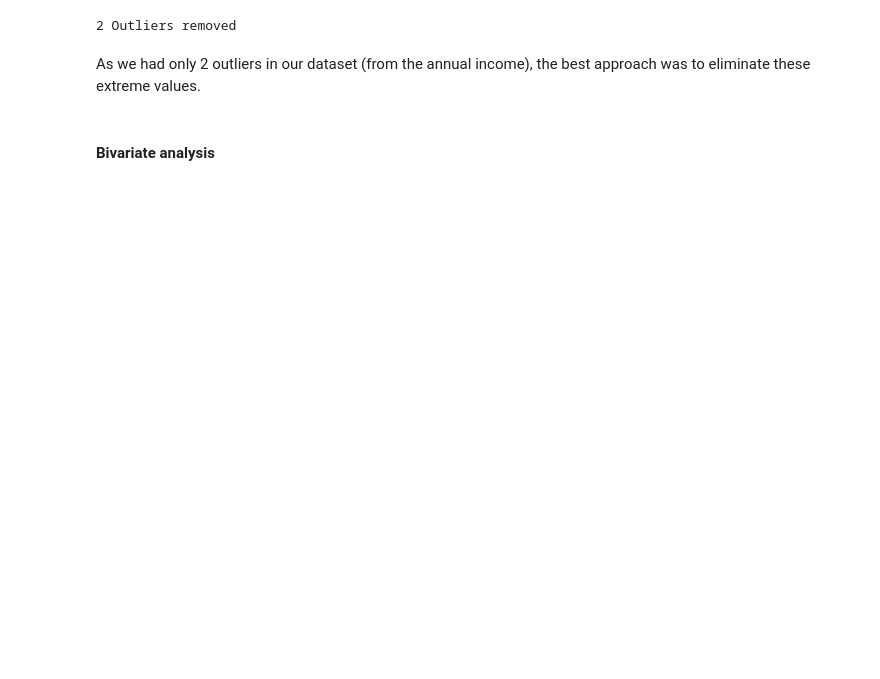
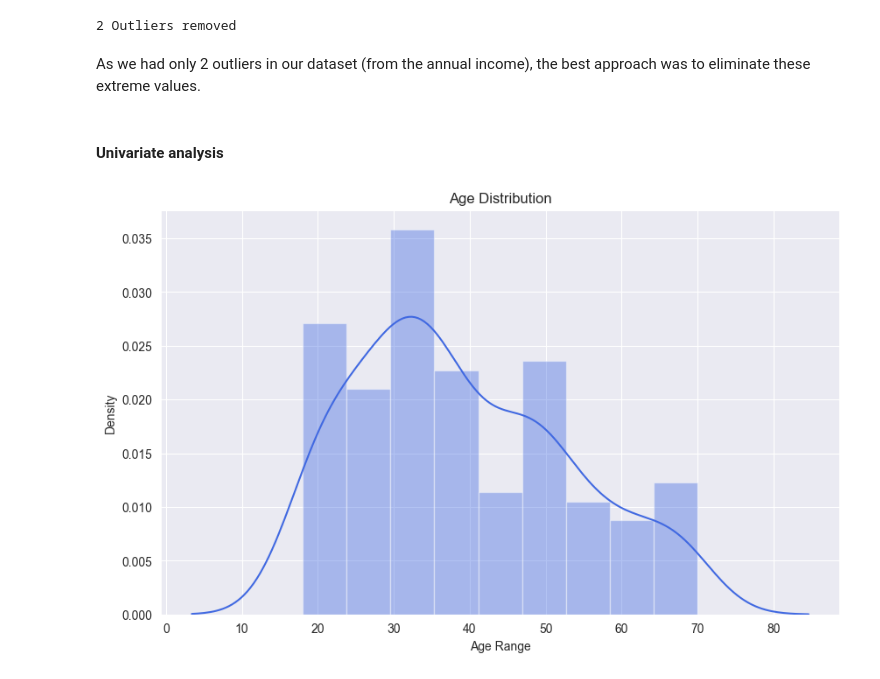
Before and after one commit to emkhalidi/customer-segmentation, a Jupyter notebook: customer_segmentation.ipynb, the cells around one changed output. Drawn from its saved outputs; the diff is of its cells as text; code cells hidden in the pictures; blank space fills up the shorter version.

Commit message:
add univariate and bivariate anlysis

```diff
--- a/customer_segmentation.ipynb
+++ b/customer_segmentation.ipynb
@@ -186,4 +186,21 @@ df = remove_all_outliers(df)
 # %% [markdown]
 As we had only 2 outliers in our dataset (from the annual income), the best approach was to eliminate these extreme values.
 # %% [markdown]
-#### Bivariate analysis
+#### Univariate analysis
+# %%
+# Checking Age Distribution
+
+plt.figure(figsize=(10, 6))
+sns.set_style('darkgrid')
+
+sns.histplot(df["Age"], kde=True,
+            stat="density", kde_kws=dict(cut=3),
+            alpha=.4, edgecolor=(1, 1, 1, .4),
+            color="royalblue")
+plt.title("Age Distribution")
+plt.xlabel("Age Range")
+plt.ylabel("Density")
+
+plt.show()
+# %% [output]
+[figure, added]
```
Also changed, not shown: parts of 6 cells of this notebook.
